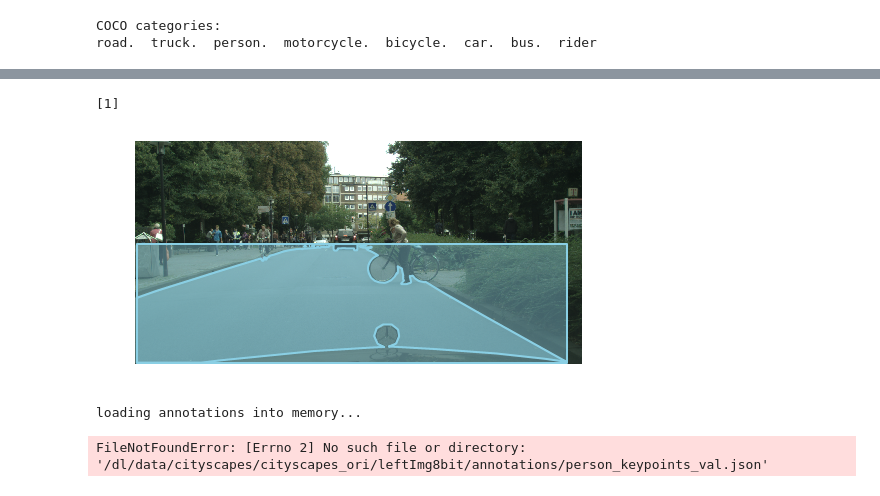
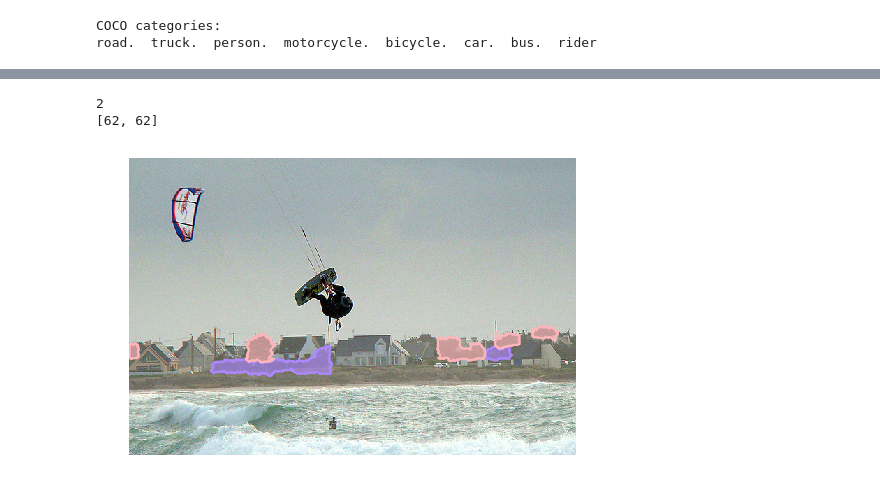
Before and after one commit to pesong/gaussian_data_api, a Jupyter notebook: convert_to_gaussian/merged_gaussian_demo.ipynb, the cells around one changed output, grey strips where cells are left out. Cells and saved outputs as stored; diff of their text form; code cells hidden in the pictures.

```diff
--- a/convert_to_gaussian/merged_gaussian_demo.ipynb
+++ b/convert_to_gaussian/merged_gaussian_demo.ipynb
@@ -31,10 +34,10 @@ COCO categories:
 road.  truck.  person.  motorcycle.  bicycle.  car.  bus.  rider
 # %%
 # get all images containing given categories, select one at random
-catIds = coco.getCatIds(catNms=['road'])
+catIds = coco.getCatIds(catNms=['vegetation'])
 print(catIds)
 imgIds = coco.getImgIds(catIds=catIds)
-# imgIds = coco.getImgIds(imgIds = [401862])
+imgIds = coco.getImgIds(imgIds = [532481])
 img = coco.loadImgs(imgIds[np.random.randint(0,len(imgIds))])[0]
 print(str(img['id']))
 
@@ -54,19 +57,14 @@ munster_000047_000019_leftImg8bit.png
 # %%
 # load and display instance annotations
 plt.imshow(I); plt.axis('off')
 annIds = coco.getAnnIds(imgIds=img['id'], catIds=catIds)
 anns = coco.loadAnns(annIds)
+print(len(anns))
 print([ann['category_id'] for ann in anns])
 # print([ann['bbox'] for ann in anns ])
 
-coco.showAnns(anns, True)
+coco.showAnns(anns)
 # %% [output]
-[1]
+2
+[62, 62]
-[figure, old version]
+[figure, new version]
-# %%
-# initialize COCO api for person keypoints annotations
-annFile = '{}/annotations/person_keypoints_{}.json'.format(dataDir,dataType)
-coco_kps=COCO(annFile)
-# %% [output]
-loading annotations into memory...
-FileNotFoundError: [Errno 2] No such file or directory: '/dl/data/cityscapes/cityscapes_ori/leftImg8bit/annotations/person_keypoints_val.json'
```
Also changed, not shown: parts of 5 cells of this notebook, 4 other files.
